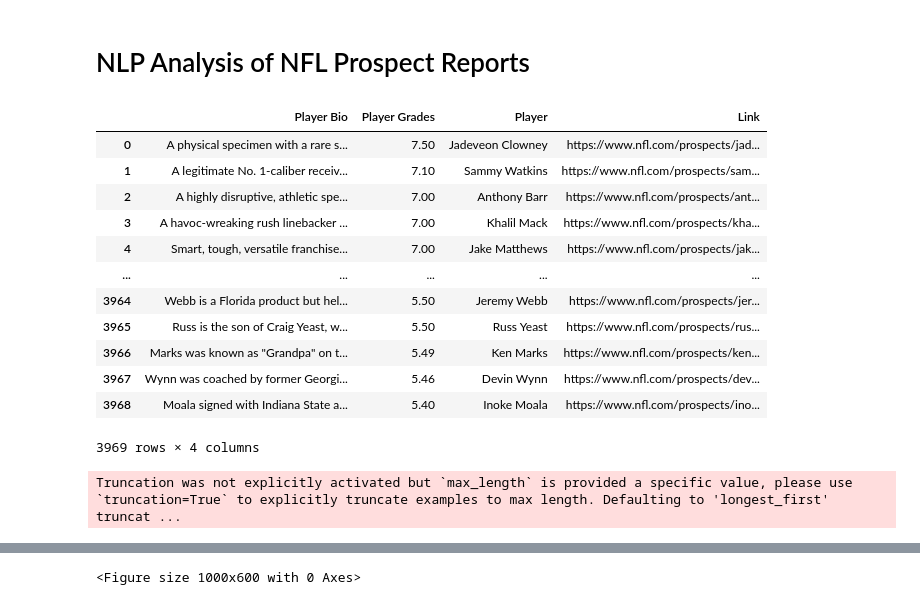
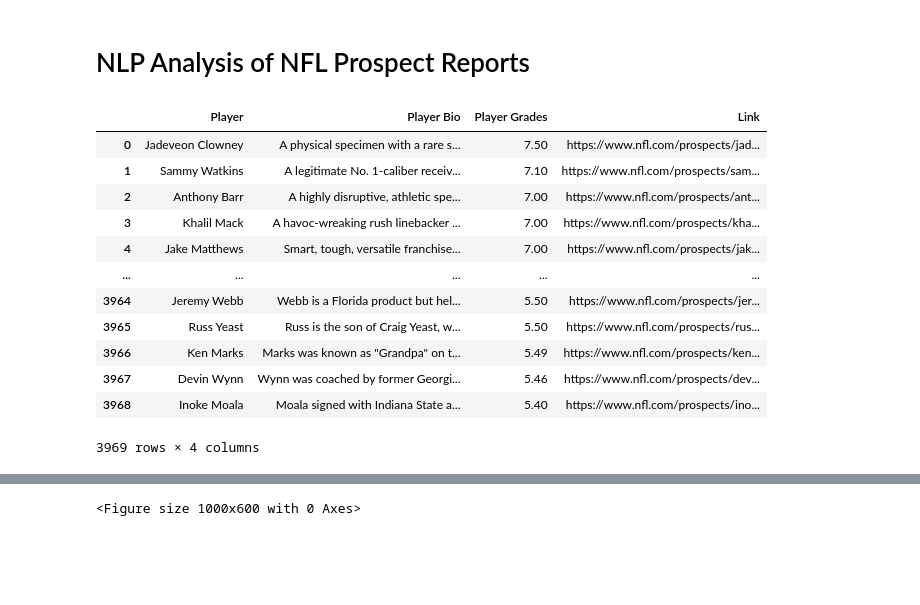
Before and after one commit to tbryan2/nfl-prospects-nlp, a Jupyter notebook: eda.ipynb, the cells around one changed output, grey strips where cells are left out. Drawn from its saved outputs; the diff is of its cells as text; code cells hidden in the pictures; blank space fills up the shorter version.

Commit message:
More EDA, added a data folder

```diff
--- a/eda.ipynb
+++ b/eda.ipynb
@@ -13,34 +9,19 @@ from transformers import pipeline
 # %%
 # Create a DataFrame from the player_bios.csv file
-df = pd.read_csv('player_bios.csv')
+df = pd.read_csv('data/player_bios.csv')
 
 df
 # %% [output]
-|  | Player Bio | Player Grades | Player | Link |
-| 0 | A physical specimen with a rare s... | 7.50 | Jadeveon Clowney | https://www.nfl.com/prospects/jad... |
-| 1 | A legitimate No. 1-caliber receiv... | 7.10 | Sammy Watkins | https://www.nfl.com/prospects/sam... |
-| 2 | A highly disruptive, athletic spe... | 7.00 | Anthony Barr | https://www.nfl.com/prospects/ant... |
-| 3 | A havoc-wreaking rush linebacker ... | 7.00 | Khalil Mack | https://www.nfl.com/prospects/kha... |
-| 4 | Smart, tough, versatile franchise... | 7.00 | Jake Matthews | https://www.nfl.com/prospects/jak... |
+|  | Player | Player Bio | Player Grades | Link |
+| 0 | Jadeveon Clowney | A physical specimen with a rare s... | 7.50 | https://www.nfl.com/prospects/jad... |
+| 1 | Sammy Watkins | A legitimate No. 1-caliber receiv... | 7.10 | https://www.nfl.com/prospects/sam... |
+| 2 | Anthony Barr | A highly disruptive, athletic spe... | 7.00 | https://www.nfl.com/prospects/ant... |
+| 3 | Khalil Mack | A havoc-wreaking rush linebacker ... | 7.00 | https://www.nfl.com/prospects/kha... |
+| 4 | Jake Matthews | Smart, tough, versatile franchise... | 7.00 | https://www.nfl.com/prospects/jak... |
 | ... | ... | ... | ... | ... |
-| 3964 | Webb is a Florida product but hel... | 5.50 | Jeremy Webb | https://www.nfl.com/prospects/jer... |
-| 3965 | Russ is the son of Craig Yeast, w... | 5.50 | Russ Yeast | https://www.nfl.com/prospects/rus... |
-| 3966 | Marks was known as "Grandpa" on t... | 5.49 | Ken Marks | https://www.nfl.com/prospects/ken... |
-| 3967 | Wynn was coached by former Georgi... | 5.46 | Devin Wynn | https://www.nfl.com/prospects/dev... |
-| 3968 | Moala signed with Indiana State a... | 5.40 | Inoke Moala | https://www.nfl.com/prospects/ino... |
+| 3964 | Jeremy Webb | Webb is a Florida product but hel... | 5.50 | https://www.nfl.com/prospects/jer... |
+| 3965 | Russ Yeast | Russ is the son of Craig Yeast, w... | 5.50 | https://www.nfl.com/prospects/rus... |
+| 3966 | Ken Marks | Marks was known as "Grandpa" on t... | 5.49 | https://www.nfl.com/prospects/ken... |
+| 3967 | Devin Wynn | Wynn was coached by former Georgi... | 5.46 | https://www.nfl.com/prospects/dev... |
+| 3968 | Inoke Moala | Moala signed with Indiana State a... | 5.40 | https://www.nfl.com/prospects/ino... |
 3969 rows × 4 columns
-# %%
-# Create a pipeline to analyze sentiment of player bios with a max length of 512 tokens
-nlp = pipeline('sentiment-analysis', model='siebert/sentiment-roberta-large-english', max_length=512)
-
-# Create a new column in the DataFrame to hold the sentiment analysis and confidence scores
-df['sentiment'] = None
-df['confidence'] = None
-
-# Loop through the DataFrame and run the sentiment analysis on each player bio (~40 minutes on a CPU)
-for index, row in df.iterrows():
-    result = nlp(row['Player Bio'])
-    df.at[index, 'sentiment'] = result[0]['label']
-    df.at[index, 'confidence'] = result[0]['score']
-# %% [output]
-Truncation was not explicitly activated but `max_length` is provided a specific value, please use `truncation=True` to explicitly truncate examples to max length. Defaulting to 'longest_first' truncat ...
```
Also changed, not shown: parts of 8 cells of this notebook, 4 other files.
